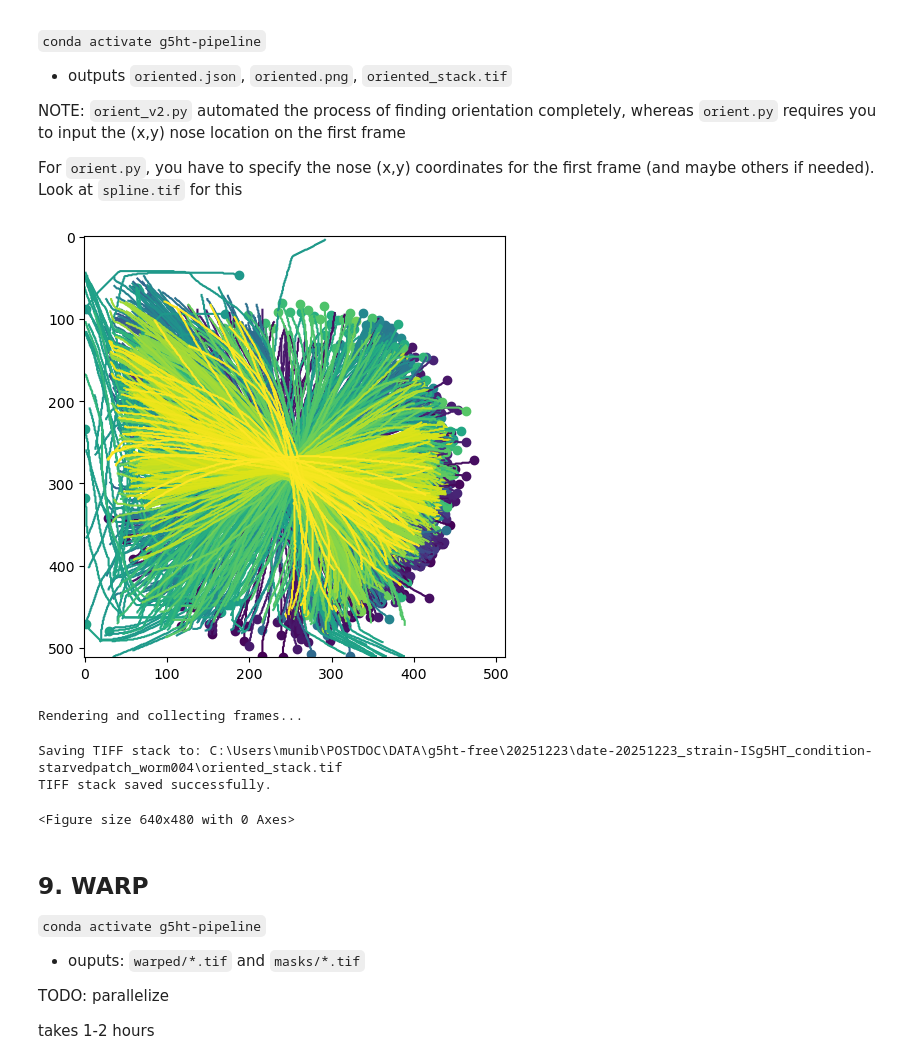
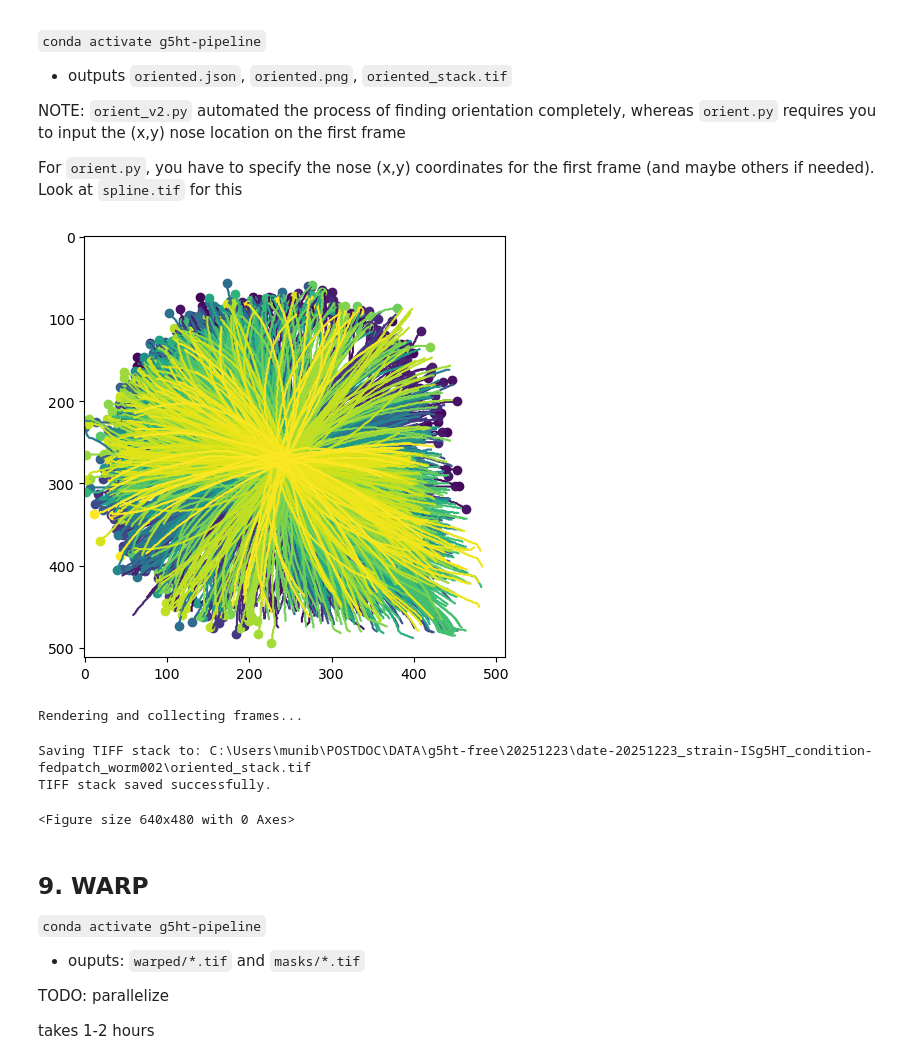
Before and after one commit to MunibH/g5ht-pipeline, a Jupyter notebook: run_pipeline_flvc_transfer.ipynb, the cells around one changed output. Cells and saved outputs as stored; diff of their text form; code cells hidden in the pictures.

Commit message:
save data for flow

```diff
--- a/run_pipeline_flvc_transfer.ipynb
+++ b/run_pipeline_flvc_transfer.ipynb
@@ -69,10 +69,11 @@ except ImportError:
 # %%
 flvc = 'munib@flv-c3' # this is the username and hostname of the linux machine (c2,c3,c4)
 data_dir_flvc = r'/home/munib/store1/shared/g5ht/data' # this is a linux machine
-data_dir_local = Path(r'D:\DATA\g5ht-free') # this is a windows machine
+data_dir_local = Path(r'C:\Users\munib\POSTDOC\DATA\g5ht-free') # this is a windows machine
+# data_dir_local = Path(r'D:\DATA\g5ht-free') # this is a windows machine
 
 # dataset (see datasets.txt)
-dataset = 'date-20251223_strain-ISg5HT_condition-starvedpatch_worm005.nd2'
+dataset = 'date-20251223_strain-ISg5HT_condition-fedpatch_worm002.nd2'
 
 INPUT_ND2 = dataset
 date_str = INPUT_ND2.split('_')[0].split('-')[1]
@@ -540,36 +543,36 @@ For `orient.py`, you have to specify the nose (x,y) coordinates for the first fr
 # %%
 import orient
 _ = importlib.reload(sys.modules['orient'])
 
 SPLINE_PTH = MIP_PTH = os.path.join(os.path.splitext(INPUT_ND2_PTH)[0], 'spline.json')
-nose_y = 398
-nose_x = 62
+nose_y = 73
+nose_x = 377
 
 
-# command-line arguments
-# sys.argv = ["", SPLINE_PTH, str(nose_y), str(nose_x)]
+# # command-line arguments
+sys.argv = ["", SPLINE_PTH, str(nose_y), str(nose_x)]
 
-# # apply constraints
-# # might need this when there are frames where the spline fitting fails and orientation is lost intermittently
-# # each constraint is a triplet: (frame, nose_y, nose_x)
-constraints = [
-    (652, 485, 260),
-    (710, 227, 432),
-    (862, 81, 284),
-]
+# # # apply constraints
+# # # might need this when there are frames where the spline fitting fails and orientation is lost intermittently
+# # # each constraint is a triplet: (frame, nose_y, nose_x)
+# constraints = [
+#     (652, 485, 260),
+#     (710, 227, 432),
+#     (862, 81, 284),
+# ]
 
-# # with constraints: append triplets of (frame, nose_y, nose_x)
-constraint_args = []
-for frame, cy, cx in constraints:
-    constraint_args.extend([str(frame), str(cy), str(cx)])
-sys.argv = ["", SPLINE_PTH, str(nose_y), str(nose_x)] + constraint_args
+# # # with constraints: append triplets of (frame, nose_y, nose_x)
+# constraint_args = []
+# for frame, cy, cx in constraints:
+#     constraint_args.extend([str(frame), str(cy), str(cx)])
+# sys.argv = ["", SPLINE_PTH, str(nose_y), str(nose_x)] + constraint_args
 
 
 orient.main()
 # %% [output]
-[figure, old version]
+[figure, new version]
 Rendering and collecting frames...
-Saving TIFF stack to: C:\Users\munib\POSTDOC\DATA\g5ht-free\20251223\date-20251223_strain-ISg5HT_condition-starvedpatch_worm004\oriented_stack.tif
+Saving TIFF stack to: C:\Users\munib\POSTDOC\DATA\g5ht-free\20251223\date-20251223_strain-ISg5HT_condition-fedpatch_worm002\oriented_stack.tif
 TIFF stack saved successfully.
 <Figure size 640x480 with 0 Axes>
 # %%
```
Also changed, not shown: parts of 9 cells of this notebook, 2 other files.
